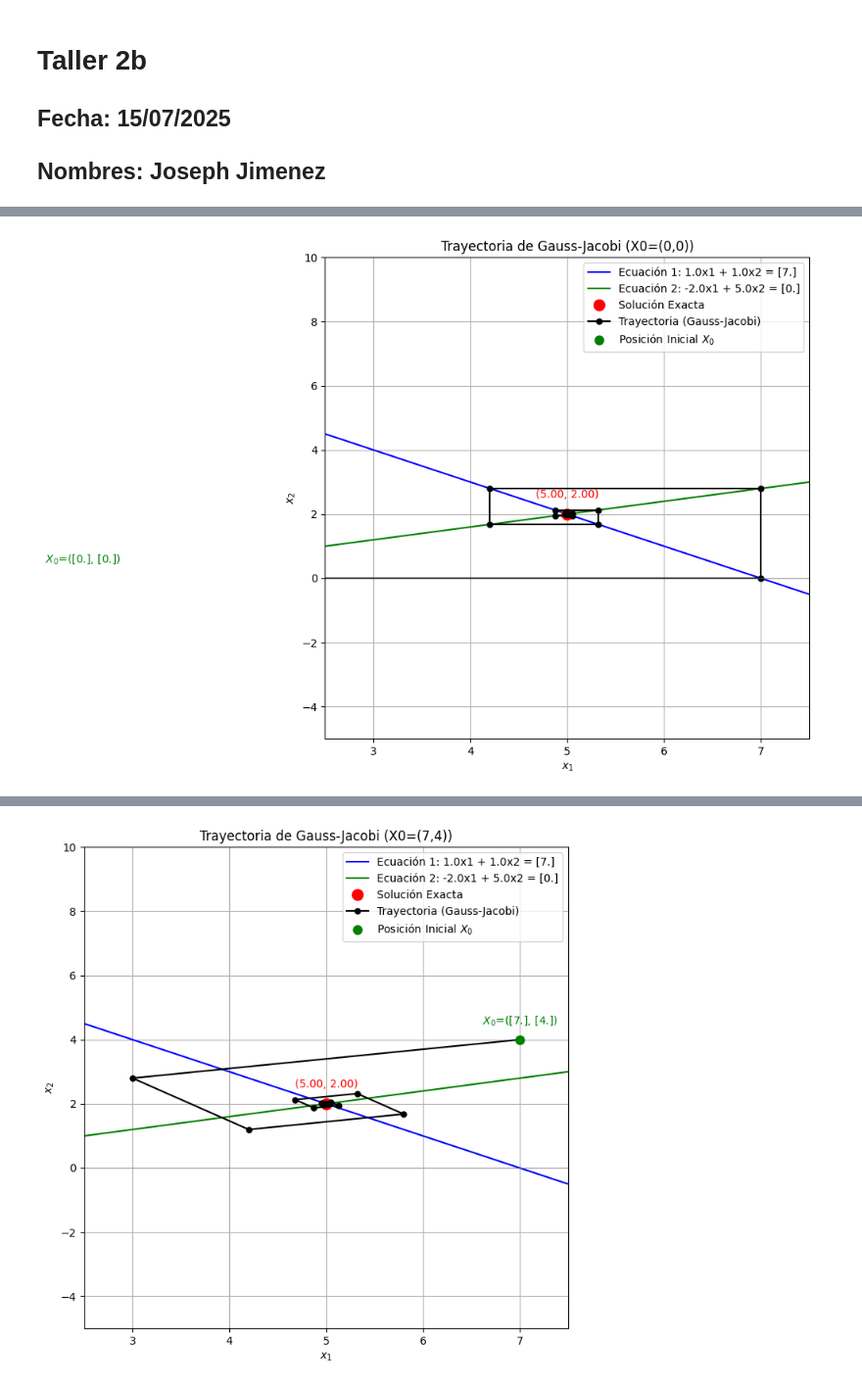
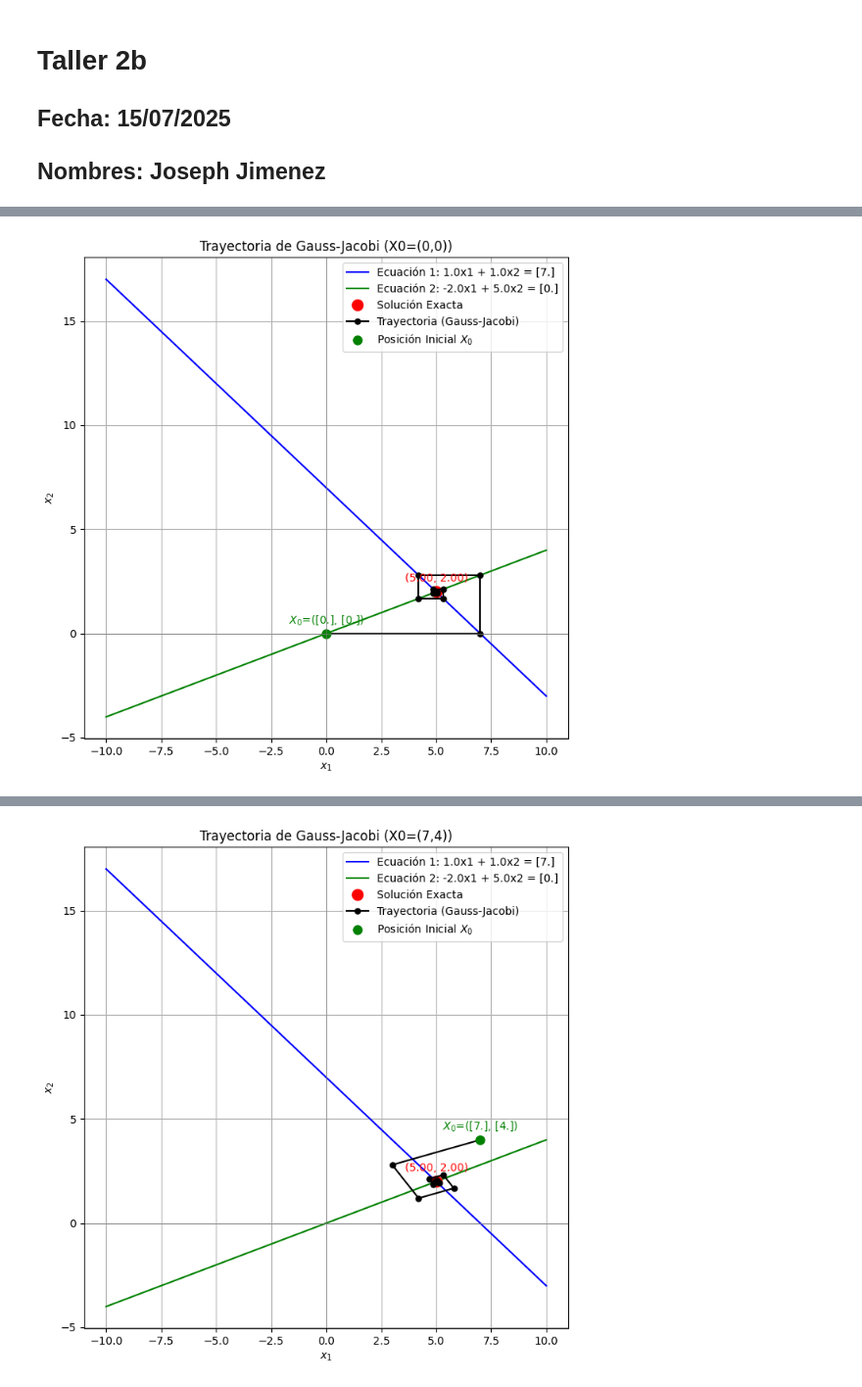
Before and after one commit to Josefu-zero/Taller_2b, a Jupyter notebook: Taller_2b.ipynb, the cells around one changed output, grey strips where cells are left out. Shown at 98% size. Cells and saved outputs as stored; diff of their text form; code cells hidden in the pictures.

```diff
--- a/Taller_2b.ipynb
+++ b/Taller_2b.ipynb
@@ -68,8 +69,8 @@ def plot_trajectory(A, b, tray, method_name, x0, title):
 
     # Anotar el punto de inicio
 
-    plt.xlim(2.5, 7.5)
-    plt.ylim(-5, 10)
+    #plt.xlim(limx, 7.5)
+    #plt.ylim(-5, 10)
     plt.text(x0[0], x0[1] + 0.5, f'$X_0$=({x0[0]}, {x0[1]})', horizontalalignment='center', color='green')
     plt.xlabel('$x_1$')
     plt.ylabel('$x_2$')
@@ -102,47 +103,6 @@ x0_jacobi_2 = np.array([7, 4], dtype=float).reshape(-1, 1)
 solution_jacobi_2, tray_jacobi_2 = gauss_jacobi(A=A_jacobi, b=b_jacobi, x0=x0_jacobi_2, tol=TOL, max_iter=MAX_ITER)
 print(f"Gauss-Jacobi con X0=(7,4) converge a: {solution_jacobi_2.T}")
 plot_trajectory(A_jacobi, b_jacobi, tray_jacobi_2, "Gauss-Jacobi", x0_jacobi_2, "Trayectoria de Gauss-Jacobi (X0=(7,4))")
-
-# --------------------------------------------------------------------
-# 2. Graficar la trayectoria de Gauss-Seidel
-# --------------------------------------------------------------------
-print("\n--- Gauss-Seidel ---")
-
-# Definir el sistema de ecuaciones:
-# x1 + x2 = 6
-# -2x1 + x2 = 0
-A_seidel = np.array([[1, 1], [-2, 1]], dtype=float)
-b_seidel = np.array([6, 0], dtype=float).reshape(-1, 1)
-
-# El sistema no es estrictamente diagonalmente dominante, por lo que no se garantiza la convergencia.
-# La solución exacta es (2, 4).
-exact_solution_seidel = np.linalg.solve(A_seidel, b_seidel)
-print(f"Solución exacta del sistema Gauss-Seidel: {exact_solution_seidel.T}")
-
-# Caso 2.a: Posición inicial que converge (X0 = (0,0))
-x0_seidel_1 = np.array([0, 0], dtype=float).reshape(-1, 1)
-solution_seidel_1, tray_seidel_1 = gauss_seidel(A=A_seidel, b=b_seidel, x0=x0_seidel_1, tol=TOL, max_iter=MAX_ITER)
-print(f"Gauss-Seidel con X0=(0,0) converge a: {solution_seidel_1.T}")
-
-plot_trajectory(A_seidel, b_seidel, tray_seidel_1, "Gauss-Seidel", x0_seidel_1, "Trayectoria de Gauss-Seidel (X0=(0,0) - Convergente)")
-
-# Caso 2.b: Posición inicial que converge (X0 = (5,5))
-x0_seidel_2 = np.array([5, 5], dtype=float).reshape(-1, 1)
-solution_seidel_2, tray_seidel_2 = gauss_seidel(A=A_seidel, b=b_seidel, x0=x0_seidel_2, tol=TOL, max_iter=MAX_ITER)
-print(f"Gauss-Seidel con X0=(5,5) converge a: {solution_seidel_2.T}")
-plot_trajectory(A_seidel, b_seidel, tray_seidel_2, "Gauss-Seidel", x0_seidel_2, "Trayectoria de Gauss-Seidel (X0=(5,5) - Convergente)")
-
-# Caso 2.c: Posición inicial en la que diverge (X0 = (10,10))
-x0_seidel_3 = np.array([10, 10], dtype=float).reshape(-1, 1)
-try:
-    solution_seidel_3, tray_seidel_3 = gauss_seidel(A=A_seidel, b=b_seidel, x0=x0_seidel_3, tol=TOL, max_iter=MAX_ITER)
-    print(f"Gauss-Seidel con X0=(10,10) converge a: {solution_seidel_3.T}")
-    plot_trajectory(A_seidel, b_seidel, tray_seidel_3, "Gauss-Seidel", x0_seidel_3, "Trayectoria de Gauss-Seidel (X0=(10,10) - Divergente)")
-except Exception as e:
-    print(f"Gauss-Seidel con X0=(10,10) diverge. {e}")
-    # Graficar la trayectoria del sistema divergente hasta el número máximo de iteraciones
-    _, tray_seidel_3_div = gauss_seidel(A=A_seidel, b=b_seidel, x0=x0_seidel_3, tol=TOL, max_iter=MAX_ITER)
-    plot_trajectory(A_seidel, b_seidel, tray_seidel_3_div, "Gauss-Seidel", x0_seidel_3, "Trayectoria de Gauss-Seidel (X0=(10,10) - Divergente)")
 # %% [output]
 The autoreload extension is already loaded. To reload it, use:
   %reload_ext autoreload
@@ -163,2 +123,2 @@ The autoreload extension is already loaded. To reload it, use:
 Gauss-Jacobi con X0=(0,0) converge a: [[5.00000537 1.99999463]]
-[figure, old version]
+[figure, new version]
@@ -181,2 +141,2 @@ Gauss-Jacobi con X0=(0,0) converge a: [[5.00000537 1.99999463]]
 Gauss-Jacobi con X0=(7,4) converge a: [[4.99999463 2.00000215]]
-[figure, old version]
+[figure, new version]
```
Also changed, not shown: parts of 3 cells of this notebook.
